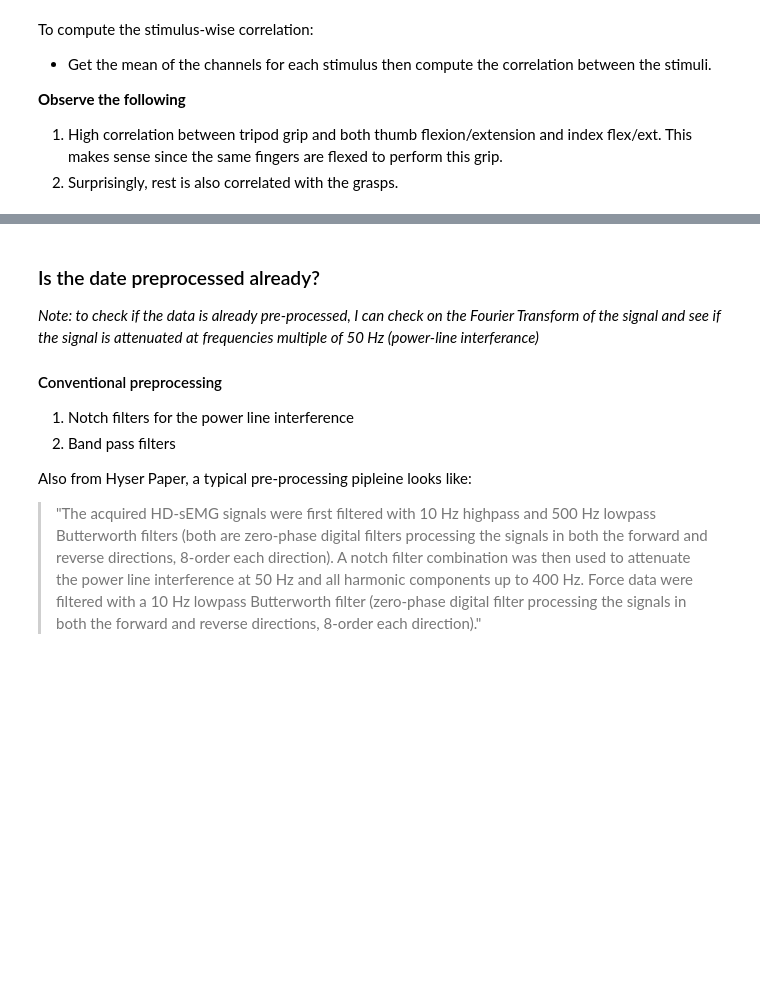
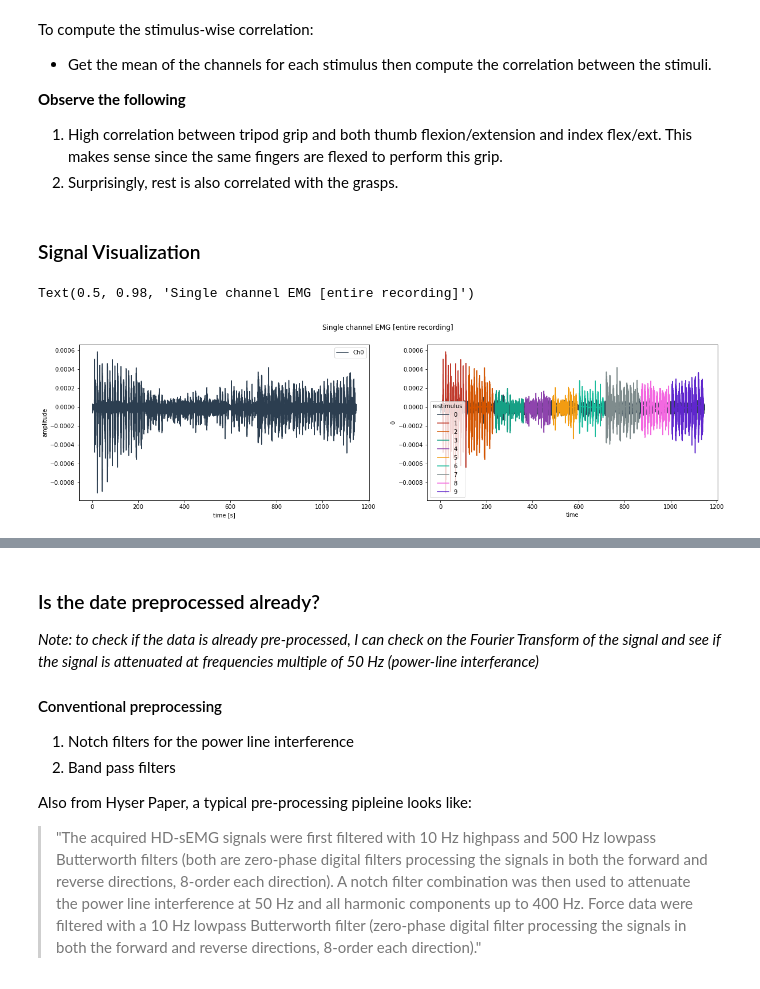
Before and after one commit to tihbe/ninapro_db8, a Jupyter notebook: EDA-NinaPro_DB8.ipynb, the cells around one changed output, grey strips where cells are left out. Saved outputs shown, nothing was run; the diff lists cells and outputs as text; code cells hidden in the pictures; blank space fills up the shorter version.

Commit message:
refactor emg single channel plots

```diff
--- a/EDA-NinaPro_DB8.ipynb
+++ b/EDA-NinaPro_DB8.ipynb
@@ -356,11 +341,28 @@ To compute the stimulus-wise correlation:
 **Observe the following**
 1. High correlation between tripod grip and both thumb flexion/extension and index flex/ext. This makes sense since the same fingers are flexed to perform this grip.
 2. Surprisingly, rest is also correlated with the grasps.
+# %% [markdown]
+### Signal Visualization
 # %%
 # From a single channel
+
 ch = 0
-plt.figure(figsize=(15,9))
-plt.plot(rec_time, emg_df[ch],color=COLOR_DICT['midnight_blue'], label=f'Ch{ch}')
+
+fig = plt.figure(figsize=(20,5))
+gs =gridspec.GridSpec(ncols=2, nrows=1)
+ax = fig.add_subplot(gs[0])
+
+ax.plot(rec_time, emg_df[ch],color=COLOR_DICT['midnight_blue'], label=f'Ch{ch}')
+
+# plt.title('Single channel EMG [entire recording]')
 plt.legend()
-plt.xlabel('time [s]')
-plt.ylabel('amplitude')
+plt.xlabel('time [s]');
+plt.ylabel('amplitude');
+
+ax = fig.add_subplot(gs[1])
+sns.lineplot(data=emg_df, x="time", y=0, hue="restimulus",
+             palette=sns.color_palette(list(COLOR_DICT.values())))
+fig.suptitle('Single channel EMG [entire recording]');
+# %% [output]
+Text(0.5, 0.98, 'Single channel EMG [entire recording]')
+[figure, added]
```
Also changed, not shown: parts of 43 cells of this notebook.
